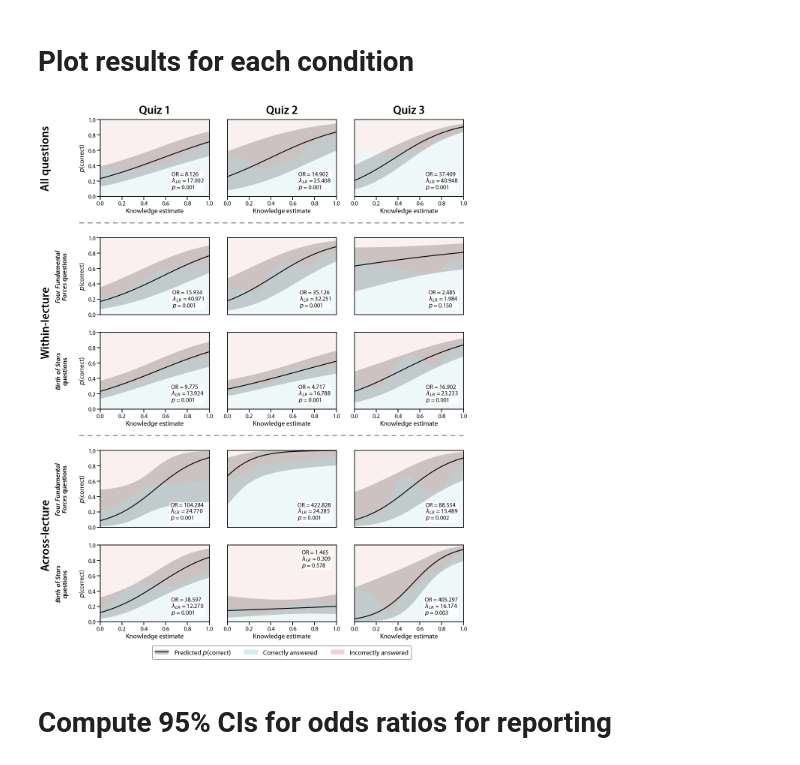
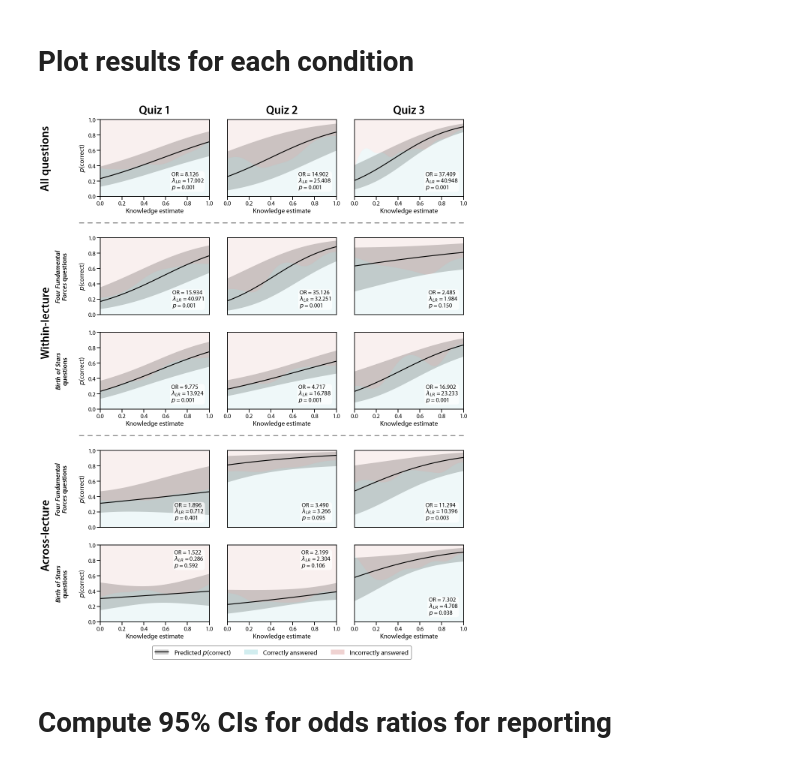
Before and after one commit to paxtonfitzpatrick/efficient-learning-khan, a Jupyter notebook: code/notebooks/main/5_predictive-analyses.ipynb, the cells around one changed output. Drawn from its saved outputs; the diff is of its cells as text; code cells hidden in the pictures.

Commit message:
update across-lecture predictions, LRT bootstrap distributions, and plots

```diff
--- a/code/notebooks/main/5_predictive-analyses.ipynb
+++ b/code/notebooks/main/5_predictive-analyses.ipynb
@@ -330,11 +313,13 @@ models = {f'quiz{i}': {cond: {} for cond in CONDITIONS} for i in range(1, 4)}
 # %% [markdown]
 ## Quiz 1
 # %%
+quiz1_allqs_data = quiz1_lme_data.loc[~quiz1_lme_data['knowledge_all'].isna()]
+
 mod = Lmer('accuracy ~ knowledge_all + (1|lecture) + (1+knowledge_all|lecture:qID)',
-           data=quiz1_lme_data,
+           data=quiz1_allqs_data,
            family='binomial')
 null_mod = Lmer('accuracy ~ (1|lecture) + (1+knowledge_all|lecture:qID)',
-                data=quiz1_lme_data,
+                data=quiz1_allqs_data,
                 family='binomial')
 
 display(mod.fit(control='optimizer="bobyqa"'))
@@ -395,11 +380,13 @@ Fixed effects:
 # %% [markdown]
 ## Quiz 2
 # %%
+quiz2_allqs_data = quiz2_lme_data.loc[~quiz2_lme_data['knowledge_all'].isna()]
+
 mod = Lmer('accuracy ~ knowledge_all + (1|lecture) + (1+knowledge_all|lecture:qID)',
-           data=quiz2_lme_data,
+           data=quiz2_allqs_data,
            family='binomial')
 null_mod = Lmer('accuracy ~ (1|lecture) + (1+knowledge_all|lecture:qID)',
-                data=quiz2_lme_data,
+                data=quiz2_allqs_data,
                 family='binomial')
 
 display(mod.fit(control='optimizer="bobyqa"'))
@@ -460,11 +447,13 @@ Fixed effects:
 # %% [markdown]
 ## Quiz 3
 # %%
+quiz3_allqs_data = quiz3_lme_data.loc[~quiz3_lme_data['knowledge_all'].isna()]
+
 mod = Lmer('accuracy ~ knowledge_all + (1+knowledge_all||lecture:qID)',
-           data=quiz3_lme_data,
+           data=quiz3_allqs_data,
            family='binomial')
 null_mod = Lmer('accuracy ~ (1+knowledge_all||lecture:qID)',
-                data=quiz3_lme_data,
+                data=quiz3_allqs_data,
                 family='binomial')
 
 display(mod.fit(control='optimizer="bobyqa"'))
@@ -1238,10 +1231,10 @@ quiz3_lec1_across_data = quiz3_lme_data.loc[
     (~quiz3_lme_data['knowledge_other'].isna())
 ]
 
-mod = Lmer('accuracy ~ knowledge_other + (1|participant_id) + (1+knowledge_other||qID)',
+mod = Lmer('accuracy ~ knowledge_other + (0+knowledge_other|participant_id) + (1+knowledge_other||qID)',
            data=quiz3_lec1_across_data,
            family='binomial')
-null_mod = Lmer('accuracy ~ (1|participant_id) + (1+knowledge_other||qID)',
+null_mod = Lmer('accuracy ~ (0+knowledge_other|participant_id) + (1+knowledge_other||qID)',
                 data=quiz3_lec1_across_data,
                 family='binomial')
 
@@ -1475,6 +1469,7 @@ STATS_BOX_LOCS = {                     # placement options for stats annotation
 }
 STATS_UR_AXES = [                      # panels with stats boxes in upper right instead of lower right
     ('quiz2', 'lec2_across'),
+    ('quiz1', 'lec2_across')
 ]
 
 LEGEND_AXES_HEIGHT_RATIO = 0.2         # height of legend axes relative to subplots
@@ -1681,34 +1676,34 @@ with sns.plotting_context('talk'):
     fig.text(y=-0.1,
              s='Across-lecture',
              transform=axes_dict['quiz1']['lec1_across'].transAxes,
              **CONDITION_YLABEL_KWARGS)
 
     with (
         disable_logging('matplotlib.font_manager', 'ERROR'),
         plt.rc_context({
             'mathtext.fontset': 'custom',
             'mathtext.it': 'sans:semibold:italic'
         })
     ):
         fig.text(s='$\\mathit{{Four\ Fundamental}}$\n$\\mathit{{Forces}}$ questions',
                  transform=axes_dict['quiz1']['lec1_across'].transAxes,
                  **LECTURE_YLABEL_KWARGS)
         fig.text(s='$\\mathit{{Birth\ of\ Stars}}$\nquestions',
                  transform=axes_dict['quiz1']['lec2_across'].transAxes,
                  **LECTURE_YLABEL_KWARGS)
         fig.text(s='$\\mathit{{Four\ Fundamental}}$\n$\\mathit{{Forces}}$ questions',
                  transform=axes_dict['quiz1']['lec1_within'].transAxes,
                  **LECTURE_YLABEL_KWARGS)
         fig.text(s='$\\mathit{{Birth\ of\ Stars}}$\nquestions',
                  transform=axes_dict['quiz1']['lec2_within'].transAxes,
                  **LECTURE_YLABEL_KWARGS)
 
 #         plt.savefig(FIG_DIR.joinpath('predict-knowledge-questions.pdf'),
 #                     bbox_inches='tight',
 #                     dpi=300)
         plt.show()
 # %% [output]
-[figure, old version]
+[figure, new version]
 # %% [markdown]
 # Compute 95% CIs for odds ratios for reporting
 # %%
```
Also changed, not shown: parts of 10 cells of this notebook, 8 other files.
